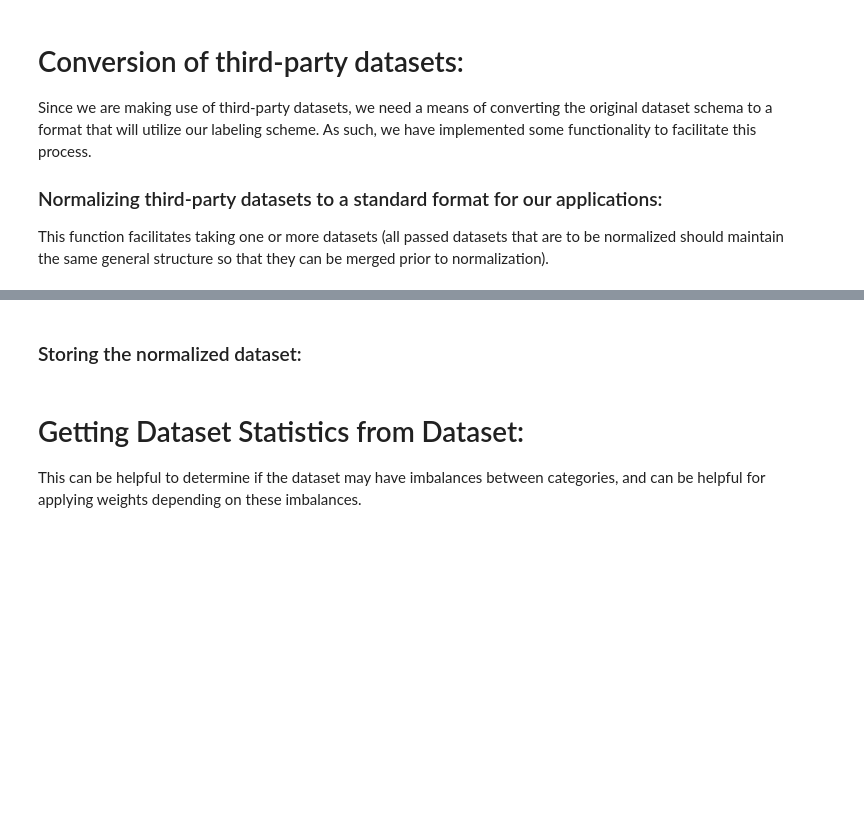
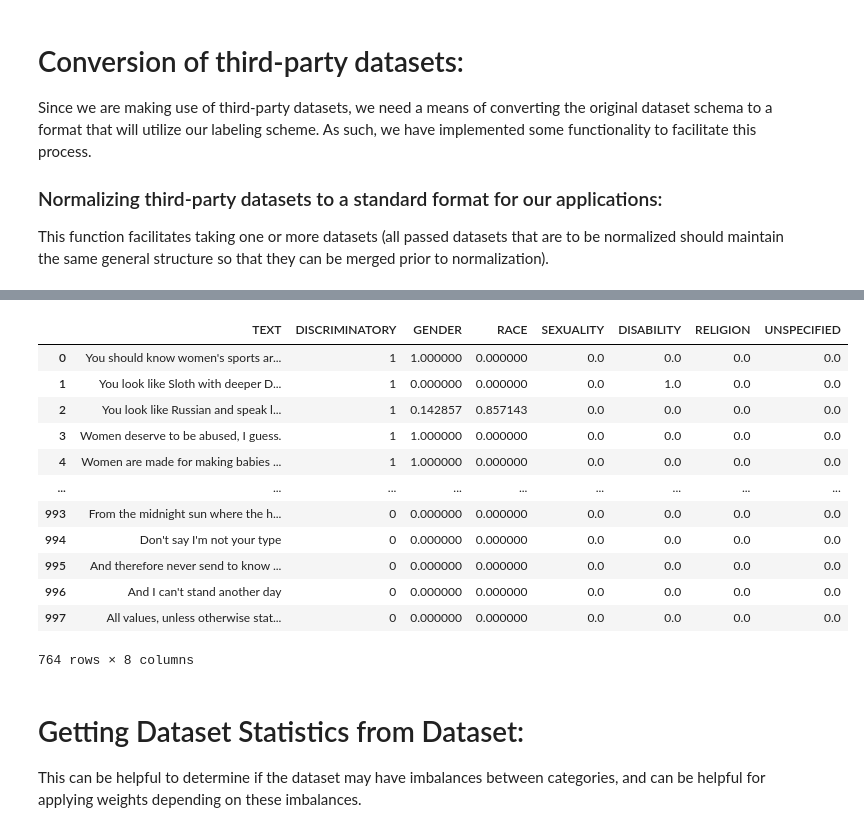
Before and after one commit to dlsmallw/NLPinitiative, a Jupyter notebook: notebooks/Data_Import_Notes.ipynb, the cells around one changed output, grey strips where cells are left out. Saved outputs shown, nothing was run; the diff lists cells and outputs as text; code cells hidden in the pictures; blank space fills up the shorter version.

```diff
--- a/notebooks/Data_Import_Notes.ipynb
+++ b/notebooks/Data_Import_Notes.ipynb
@@ -32,11 +88,12 @@ Since we are making use of third-party datasets, we need a means of converting t
 ### Normalizing third-party datasets to a standard format for our applications:
 This function facilitates taking one or more datasets (all passed datasets that are to be normalized should maintain the same general structure so that they can be merged prior to normalization).
 # %%
-srcs = [
-    EXTERNAL_DATA_DIR / "intelligence-csd-auth-gr_Ethos-Hate-Speech-Dataset_Ethos_Dataset_Binary.csv",
-    EXTERNAL_DATA_DIR / "intelligence-csd-auth-gr_Ethos-Hate-Speech-Dataset_Ethos_Dataset_Multi_Label.csv"
+files = [
+    "intelligence-csd-auth-gr_Ethos-Hate-Speech-Dataset_Ethos_Dataset_Binary.csv",
+    "intelligence-csd-auth-gr_Ethos-Hate-Speech-Dataset_Ethos_Dataset_Multi_Label.csv"
 ]
-conv = CONV_SCHEMA_DIR / "ethos_schema_mapping.json"
+conv = "ethos_schema_mapping.json"
 
-normalized_dataset = dataset_normalizer.convert_to_master_schema(srcs, conv, 'ETHOS_dataset_converted')
+normalized_dataset = data_manager.normalize_dataset(files, conv, 'ETHOS_dataset_normalized')
 normalized_dataset
+# %% [output]
@@ -43,2 +101,13 @@ normalized_dataset
+|  | TEXT | DISCRIMINATORY | GENDER | RACE | SEXUALITY | DISABILITY | RELIGION | UNSPECIFIED |
+| 0 | You should know women's sports ar... | 1 | 1.000000 | 0.000000 | 0.0 | 0.0 | 0.0 | 0.0 |
+| 1 | You look like Sloth with deeper D... | 1 | 0.000000 | 0.000000 | 0.0 | 1.0 | 0.0 | 0.0 |
+| 2 | You look like Russian and speak l... | 1 | 0.142857 | 0.857143 | 0.0 | 0.0 | 0.0 | 0.0 |
+| 3 | Women deserve to be abused, I guess. | 1 | 1.000000 | 0.000000 | 0.0 | 0.0 | 0.0 | 0.0 |
+| 4 | Women are made for making babies ... | 1 | 1.000000 | 0.000000 | 0.0 | 0.0 | 0.0 | 0.0 |
+| ... | ... | ... | ... | ... | ... | ... | ... | ... |
+| 993 | From the midnight sun where the h... | 0 | 0.000000 | 0.000000 | 0.0 | 0.0 | 0.0 | 0.0 |
+| 994 | Don't say I'm not your type | 0 | 0.000000 | 0.000000 | 0.0 | 0.0 | 0.0 | 0.0 |
+| 995 | And therefore never send to know ... | 0 | 0.000000 | 0.000000 | 0.0 | 0.0 | 0.0 | 0.0 |
+| 996 | And I can't stand another day | 0 | 0.000000 | 0.000000 | 0.0 | 0.0 | 0.0 | 0.0 |
+| 997 | All values, unless otherwise stat... | 0 | 0.000000 | 0.000000 | 0.0 | 0.0 | 0.0 | 0.0 |
+764 rows × 8 columns
-# %% [markdown]
-### Storing the normalized dataset:
```
Also changed, not shown: parts of 9 cells of this notebook, 18 other files.
